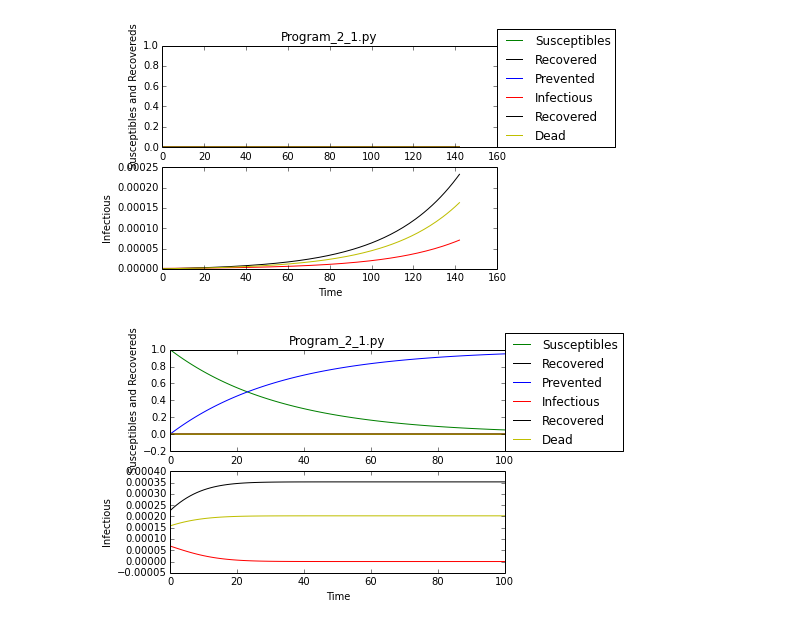
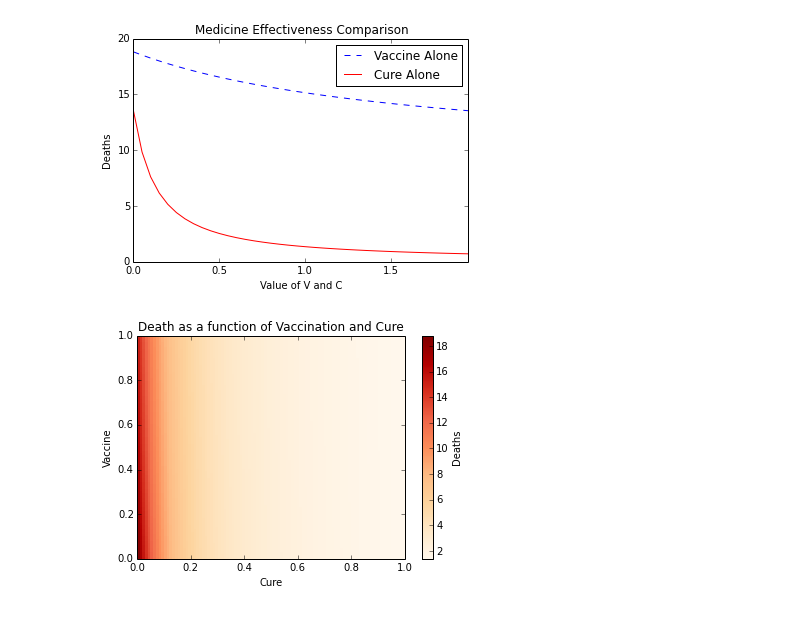
Before and after one commit to abardess/PHYS202-S14, a Jupyter notebook: MCM2015.ipynb, the cells around one changed output. Drawn from its saved outputs; the diff is of its cells as text; code cells hidden in the pictures.

```diff
--- a/MCM2015.ipynb
+++ b/MCM2015.ipynb
@@ -60,18 +48,33 @@ SIR_cure_model(lamb, gamma, ND, S0, I0, R0, P0, D0, vac, cure, alpha);
-# %%
-center = [0, 0]
-outbreak = [100, 100]
-delivery_speed = 1
-r = np.sqrt(outbreak[0]**2 + outbreak[1]**2)
-travel_time = r/delivery_speed
-vac = 0.00
-cure = 0.00
-
-SNew, INew, RNew, PNew, DNew = SIR_cure_model(lamb, gamma, travel_time, S0, I0, R0, P0, D0, vac, cure, alpha)
-
-vac = 0.03
-cure = 0.10
-
-SIR_cure_model(lamb, gamma, ND, SNew, INew, RNew, PNew, DNew, vac, cure, alpha);
-# %% [output]
-[figure, removed]
-[figure, removed]
+# %%
+lamb = .2
+gamma = .1
+ND = 100
+S0, L0, I0, R0, P0, D0 = [N, 0.00, .1*N, 0.0, 0.0, 0.0]
+vac = 0.00
+cure = 0.0
+alpha = 1.0/7.0
+beta = 1.0/12.7
+
+x = np.arange(0, 2, .05)
+dead_vac = []
+dead_cure = []
+
+for i in x:
+    vac = i
+    result = SIR_cure_model(lamb, gamma, ND, S0, L0, I0, R0, P0, D0, vac, cure, alpha);
+    dead_vac.append(result[5])
+for i in x:
+    cure = i
+    result = SIR_cure_model(lamb, gamma, ND, S0, L0, I0, R0, P0, D0, vac, cure, alpha);
+    dead_cure.append(result[5])
+# %%
+plt.plot(x, dead_vac, '--b', label = 'Vaccine Alone')
+plt.plot(x, dead_cure, 'r', label = 'Cure Alone')
+plt.title('Medicine Effectiveness Comparison')
+plt.xlabel('Value of V and C')
+plt.ylabel('Deaths')
+plt.legend(loc = 1)
+plt.xlim(0, 1.95)
+plt.show()
+# %% [output]
+[figure, added]
@@ -77,0 +96,12 @@ SIR_cure_model(lamb, gamma, ND, SNew, INew, RNew, PNew, DNew, vac, cure, alpha);
+# %%
+# plot the calculated function values
+pylab.pcolor(xx, yy, zz, cmap = 'OrRd')
+pylab.xlabel('Cure')
+pylab.ylabel('Vaccine')
+pylab.title('Death as a function of Vaccination and Cure')
+
+# and a color bar to show the correspondence between function value and color
+pylab.colorbar(label = 'Deaths')
+pylab.show()
+# %% [output]
+[figure, added]
```
Also changed, not shown: parts of 8 cells of this notebook, 44 other files.
